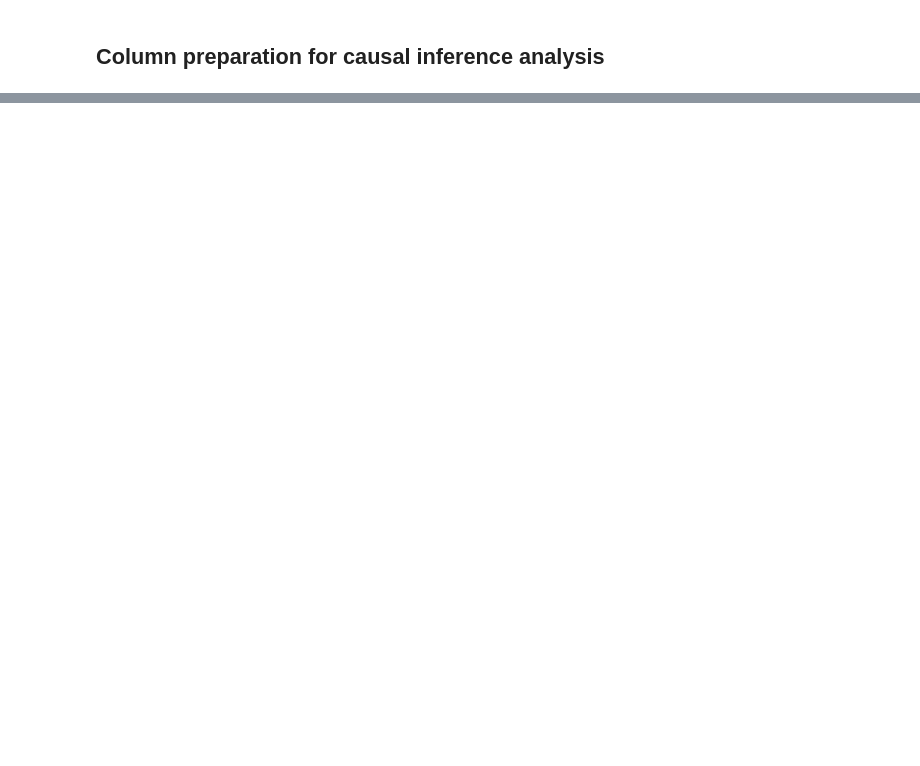
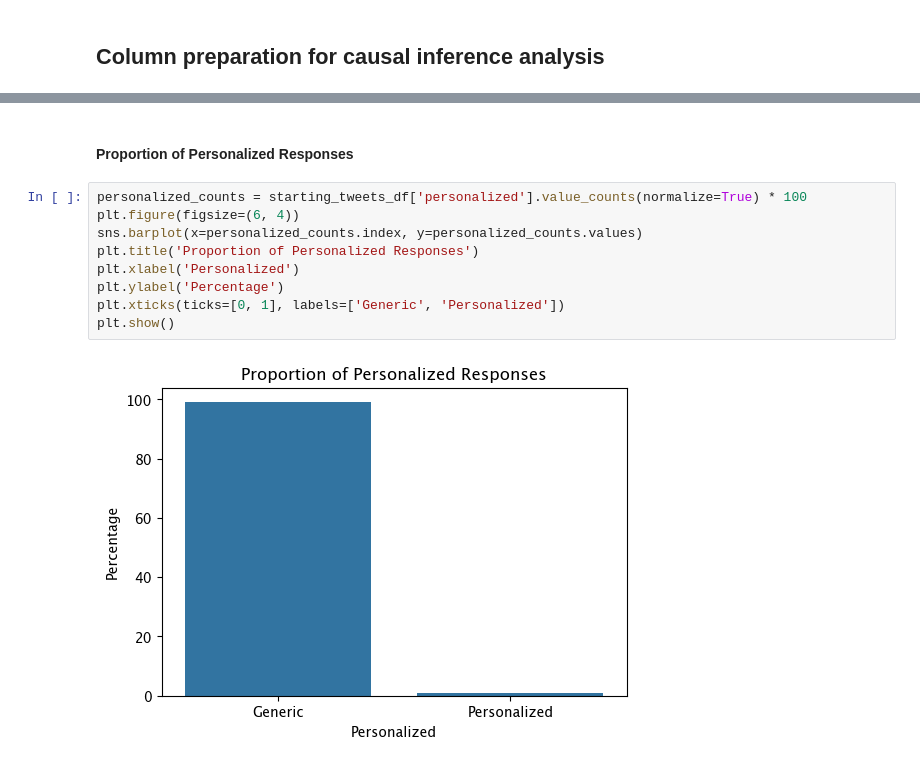
Before and after one commit to vspvikram/LangChain-Twitter-Customer-Support-Causal-Impact, a Jupyter notebook: Customer_Support_Conversational_Analysis.ipynb, the cells around one changed output, grey strips where cells are left out. Cells and saved outputs as stored; diff of their text form; blank space fills up the shorter version.

```diff
--- a/Customer_Support_Conversational_Analysis.ipynb
+++ b/Customer_Support_Conversational_Analysis.ipynb
@@ -125,0 +439,13 @@ df.head(2)
+# %% [markdown]
+#### Proportion of Personalized Responses
+# %%
+personalized_counts = starting_tweets_df['personalized'].value_counts(normalize=True) * 100
+plt.figure(figsize=(6, 4))
+sns.barplot(x=personalized_counts.index, y=personalized_counts.values)
+plt.title('Proportion of Personalized Responses')
+plt.xlabel('Personalized')
+plt.ylabel('Percentage')
+plt.xticks(ticks=[0, 1], labels=['Generic', 'Personalized'])
+plt.show()
+# %% [output]
+[figure, added]
```
Also changed, not shown: parts of 32 cells of this notebook, 1 other file.
